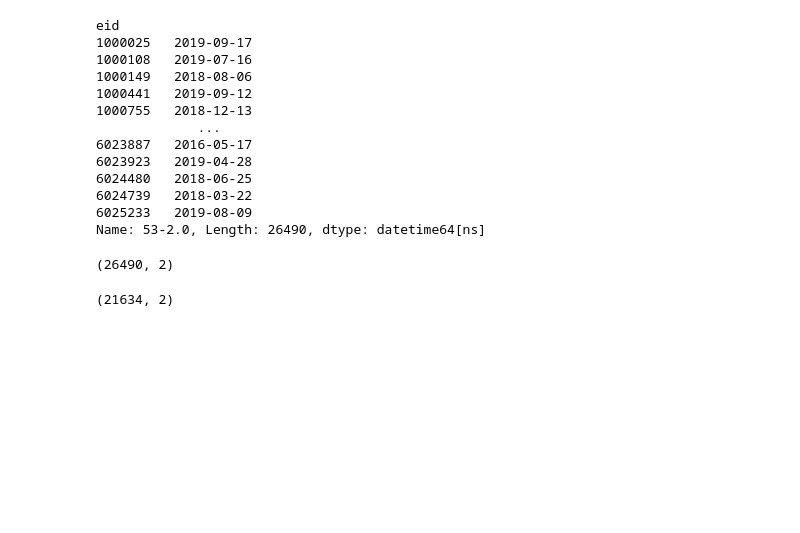
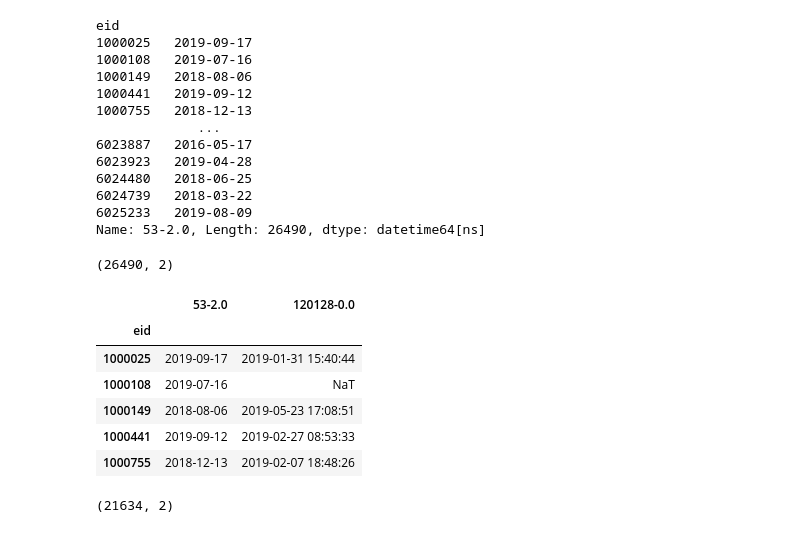
Before and after one commit to syzhang/bbk_pain, a Jupyter notebook: dev_painquestion.ipynb, the cells around one changed output. Saved outputs shown, nothing was run; the diff lists cells and outputs as text; code cells hidden in the pictures; blank space fills up the shorter version.

```diff
--- a/dev_painquestion.ipynb
+++ b/dev_painquestion.ipynb
@@ -93,6 +93,16 @@ df_time = pd.concat([df_img_time, df_pq_time], axis=1)
 df_time.shape
 # %% [output]
 (26490, 2)
+# %%
+df_time.head()
+# %% [output]
+|  | 53-2.0 | 120128-0.0 |
+| eid |  |  |
+| 1000025 | 2019-09-17 | 2019-01-31 15:40:44 |
+| 1000108 | 2019-07-16 | NaT |
+| 1000149 | 2018-08-06 | 2019-05-23 17:08:51 |
+| 1000441 | 2019-09-12 | 2019-02-27 08:53:33 |
+| 1000755 | 2018-12-13 | 2019-02-07 18:48:26 |
 # %%
 df_tn = df_time.dropna()
 # %%
```
Also changed, not shown: parts of 1 cell of this notebook, 1 other file.
